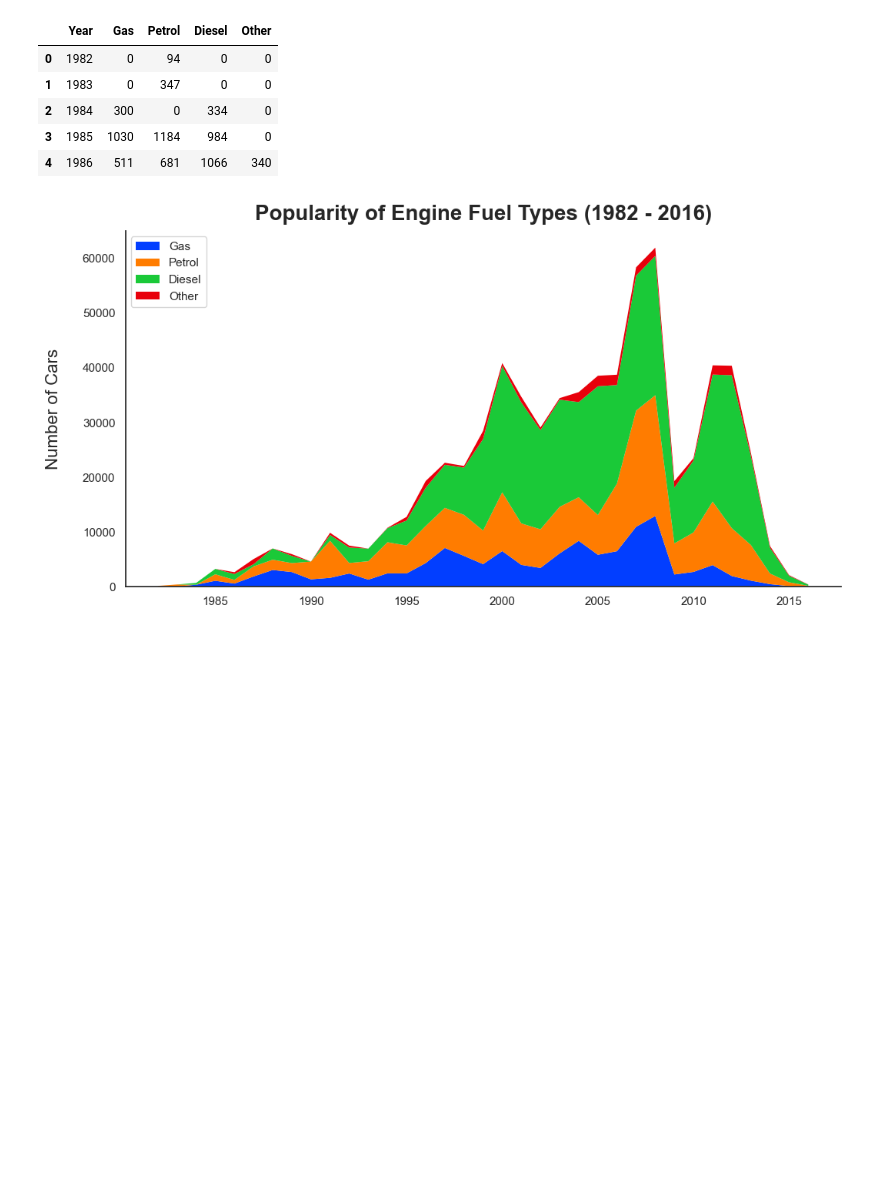
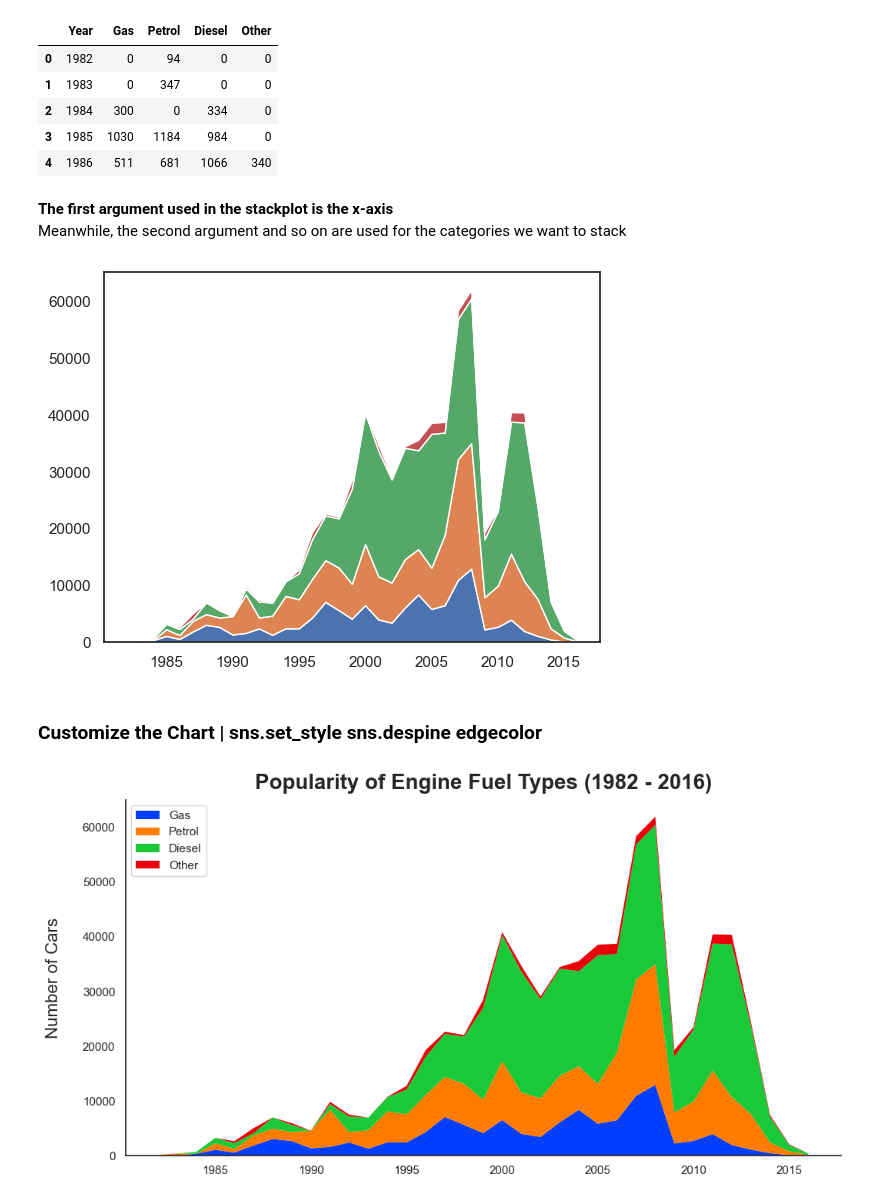
Before and after one commit to withraja/Data-Visualization-Tutorial, a Jupyter notebook: DataViz.ipynb, the cells around one changed output. Cells and saved outputs as stored; diff of their text form; code cells hidden in the pictures; blank space fills up the shorter version.

Commit message:
Stack Chart modified

```diff
--- a/DataViz.ipynb
+++ b/DataViz.ipynb
@@ -221,6 +221,20 @@ df_fuel_engine_type.head()
 | 2 | 1984 | 300 | 0 | 334 | 0 |
 | 3 | 1985 | 1030 | 1184 | 984 | 0 |
 | 4 | 1986 | 511 | 681 | 1066 | 340 |
+# %% [markdown]
+**The first argument used in the stackplot is the x-axis**
+Meanwhile, the second argument and so on are used for the categories we want to stack
+# %%
+plt.stackplot(df_fuel_engine_type["Year"],
+              df_fuel_engine_type["Gas"],
+              df_fuel_engine_type["Petrol"],
+              df_fuel_engine_type["Diesel"],
+              df_fuel_engine_type["Other"])
+plt.show()
+# %% [output]
+[figure, added]
+# %% [markdown]
+### **Customize** the Chart | sns.**set_style** sns.**despine** edgecolor
 # %%
 sns.set_style("white")                         # make the background white
 colors = sns.color_palette("bright")           # we are using seaborn color palette
```
